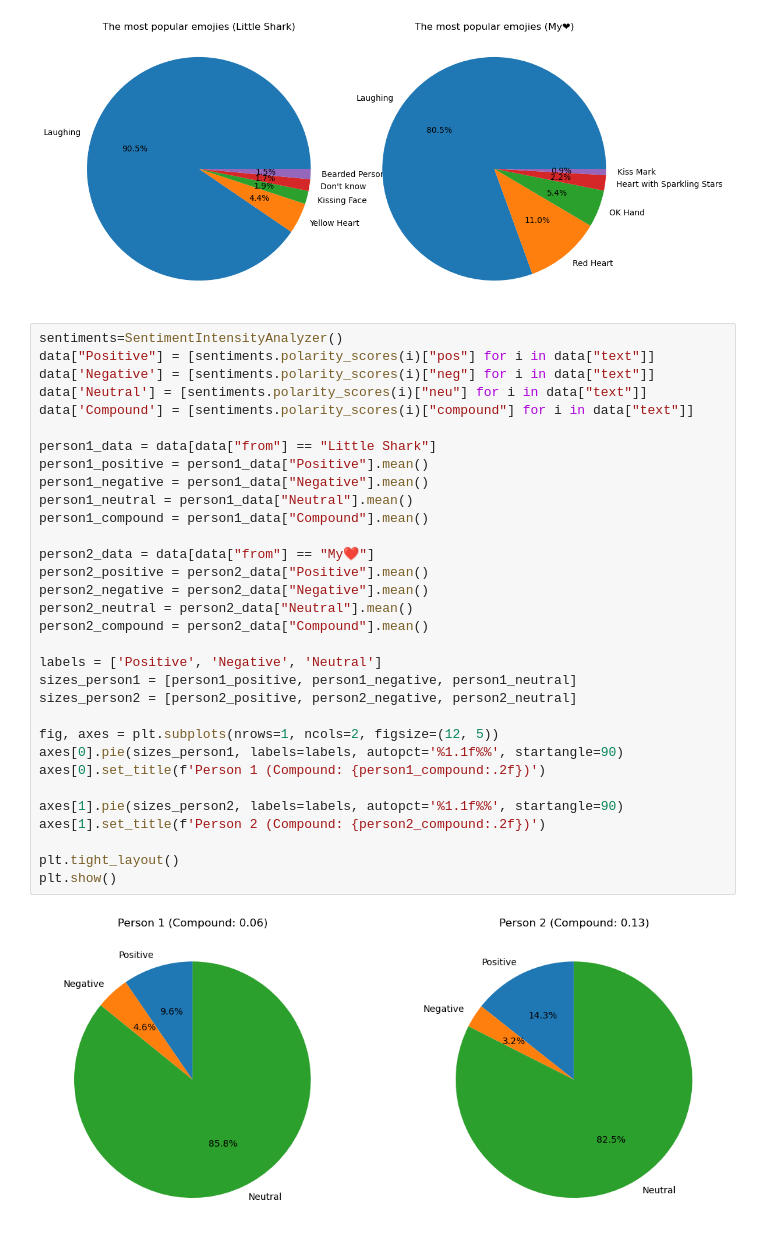
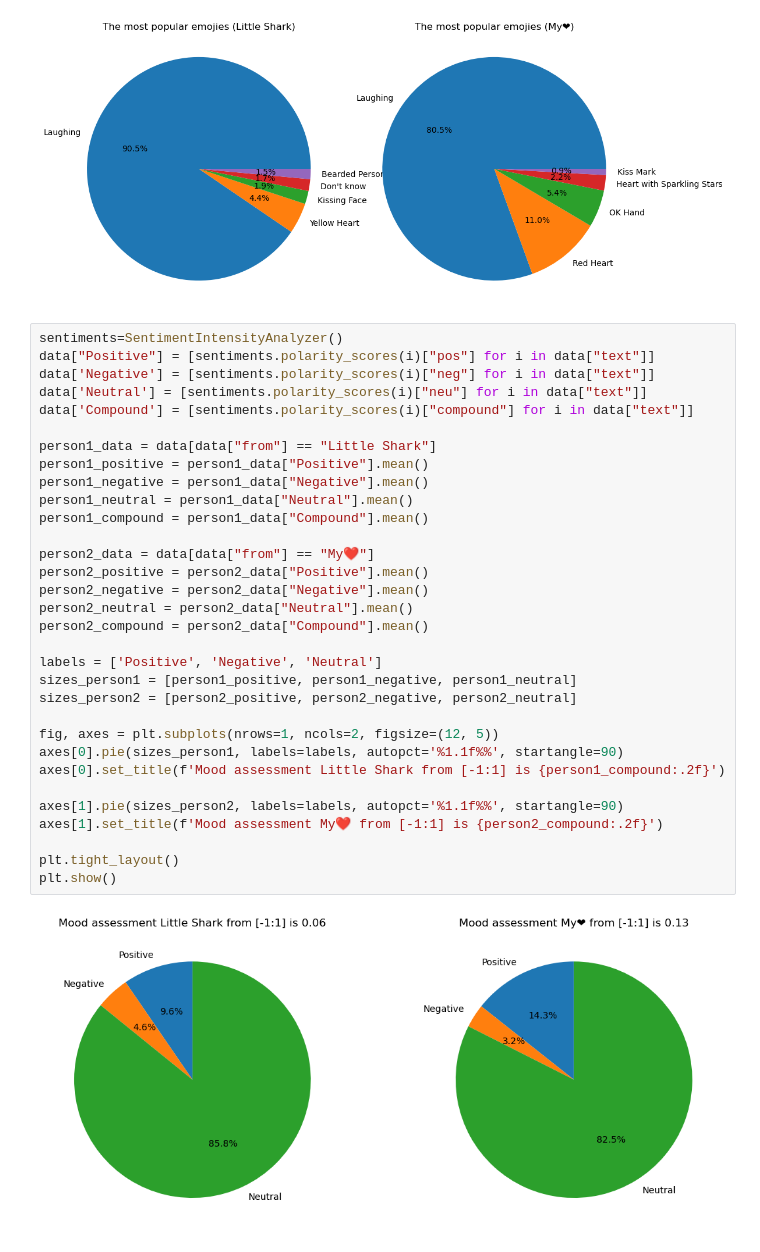
Before and after one commit to LoginovAM-ds/Projects_for_NLP, a Jupyter notebook: Telegram_analyse_2/New.ipynb, the cells around one changed output. Cells and saved outputs as stored; diff of their text form.

```diff
--- a/Telegram_analyse_2/New.ipynb
+++ b/Telegram_analyse_2/New.ipynb
@@ -172,33 +172,33 @@ plt.show()
 sentiments=SentimentIntensityAnalyzer()
 data["Positive"] = [sentiments.polarity_scores(i)["pos"] for i in data["text"]]
 data['Negative'] = [sentiments.polarity_scores(i)["neg"] for i in data["text"]]
 data['Neutral'] = [sentiments.polarity_scores(i)["neu"] for i in data["text"]]
 data['Compound'] = [sentiments.polarity_scores(i)["compound"] for i in data["text"]]
 
 person1_data = data[data["from"] == "Little Shark"]
 person1_positive = person1_data["Positive"].mean()
 person1_negative = person1_data["Negative"].mean()
 person1_neutral = person1_data["Neutral"].mean()
 person1_compound = person1_data["Compound"].mean()
 
 person2_data = data[data["from"] == "My❤️"]
 person2_positive = person2_data["Positive"].mean()
 person2_negative = person2_data["Negative"].mean()
 person2_neutral = person2_data["Neutral"].mean()
 person2_compound = person2_data["Compound"].mean()
 
 labels = ['Positive', 'Negative', 'Neutral']
 sizes_person1 = [person1_positive, person1_negative, person1_neutral]
 sizes_person2 = [person2_positive, person2_negative, person2_neutral]
 
 fig, axes = plt.subplots(nrows=1, ncols=2, figsize=(12, 5))
 axes[0].pie(sizes_person1, labels=labels, autopct='%1.1f%%', startangle=90)
-axes[0].set_title(f'Person 1 (Compound: {person1_compound:.2f})')
+axes[0].set_title(f'Mood assessment Little Shark from [-1:1] is {person1_compound:.2f}')
 
 axes[1].pie(sizes_person2, labels=labels, autopct='%1.1f%%', startangle=90)
-axes[1].set_title(f'Person 2 (Compound: {person2_compound:.2f})')
+axes[1].set_title(f'Mood assessment My❤️ from [-1:1] is {person2_compound:.2f}')
 
 plt.tight_layout()
 plt.show()
 # %% [output]
-[figure, old version]
+[figure, new version]
```
